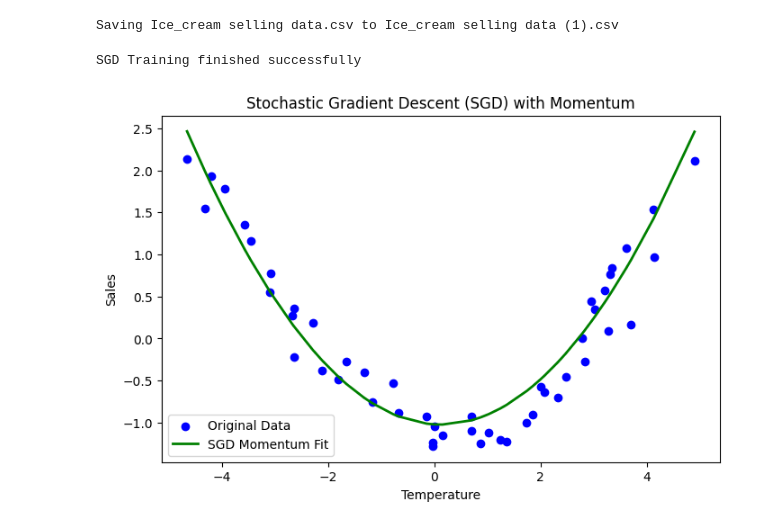
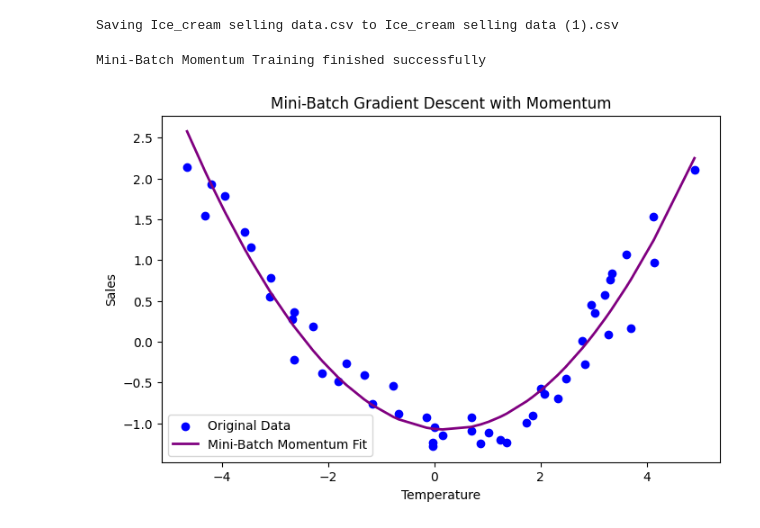
Before and after one commit to OmarAli-AI/first-ASS, a Jupyter notebook: Untitled3.ipynb, the cells around one changed output. Drawn from its saved outputs; the diff is of its cells as text; code cells hidden in the pictures.

Commit message:
3-Mini batch GD

```diff
--- a/Untitled3.ipynb
+++ b/Untitled3.ipynb
@@ -11,6 +9,7 @@ import numpy as np
 import pandas as pd
 import matplotlib.pyplot as plt
 from sklearn.preprocessing import PolynomialFeatures
+
 
 data = pd.read_csv('Ice_cream selling data.csv')
 X_input = data[['Temperature (°C)']].values
@@ -19,7 +18,6 @@ y_target = data['Ice Cream Sales (units)'].values
 
 poly_feat = PolynomialFeatures(degree=2, include_bias=False)
 X_poly = poly_feat.fit_transform(X_input)
-
 
 
 X_mean = np.mean(X_poly, axis=0)
@@ -37,53 +35,50 @@ bias = 0.0
 
 learning_rate = 0.01
 momentum_rate = 0.9
-n_epochs = 50
+n_epochs = 100
+batch_size = 8
 m_samples = len(y_scaled)
 
 v_weights = np.zeros_like(weights)
 v_bias = 0.0
 
 for epoch in range(n_epochs):
 
-
     shuffled_idx = np.random.permutation(m_samples)
     X_shuffled = X_poly[shuffled_idx]
     y_shuffled = y_scaled[shuffled_idx]
 
 
+    for i in range(0, m_samples, batch_size):
+        X_batch = X_shuffled[i:i+batch_size]
+        y_batch = y_shuffled[i:i+batch_size]
+        b_size = len(y_batch)
 
-    for i in range(m_samples):
-        xi = X_shuffled[i:i+1]
-        yi = y_shuffled[i:i+1]
+        y_predicted = np.dot(X_batch, weights) + bias
+        err = y_predicted - y_batch
 
-        y_predicted = np.dot(xi, weights) + bias
-        err = y_predicted - yi
-
-        grad_w = xi.T * err
-        grad_b = err[0]
+        grad_w = (1 / b_size) * np.dot(X_batch.T, err)
+        grad_b = (1 / b_size) * np.sum(err)
 
 
-        v_weights = momentum_rate * v_weights + learning_rate * grad_w.flatten()
+        v_weights = momentum_rate * v_weights + learning_rate * grad_w
         v_bias = momentum_rate * v_bias + learning_rate * grad_b
-
 
         weights = weights - v_weights
         bias = bias - v_bias
 
-print("SGD Training finished successfully ")
-
-
+print("Mini-Batch Momentum Training finished successfully ")
 
 plt.figure(figsize=(8, 5))
 plt.scatter(X_input, y_scaled, color='blue', label='Original Data')
 y_final_pred = np.dot(X_poly, weights) + bias
 sorted_indices = np.argsort(X_input.flatten())
-plt.plot(X_input[sorted_indices], y_final_pred[sorted_indices], color='green', linewidth=2, label='SGD Momentum Fit')
+plt.plot(X_input[sorted_indices], y_final_pred[sorted_indices], color='purple', linewidth=2, label='Mini-Batch Momentum Fit')
 plt.xlabel('Temperature')
 plt.ylabel('Sales')
-plt.title('Stochastic Gradient Descent (SGD) with Momentum')
+plt.title('Mini-Batch Gradient Descent with Momentum')
 plt.legend()
 plt.show()
 # %% [output]
-SGD Training finished successfully
+Mini-Batch Momentum Training finished successfully
-[figure, old version]
+[figure, new version]
```
Also changed, not shown: parts of 1 cell of this notebook.
